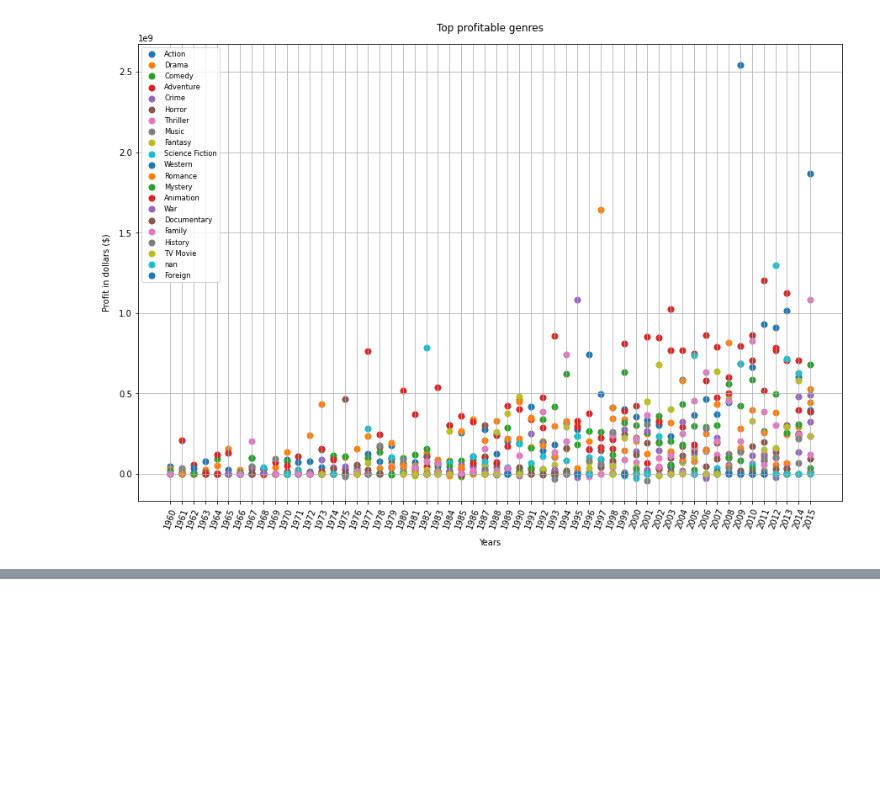
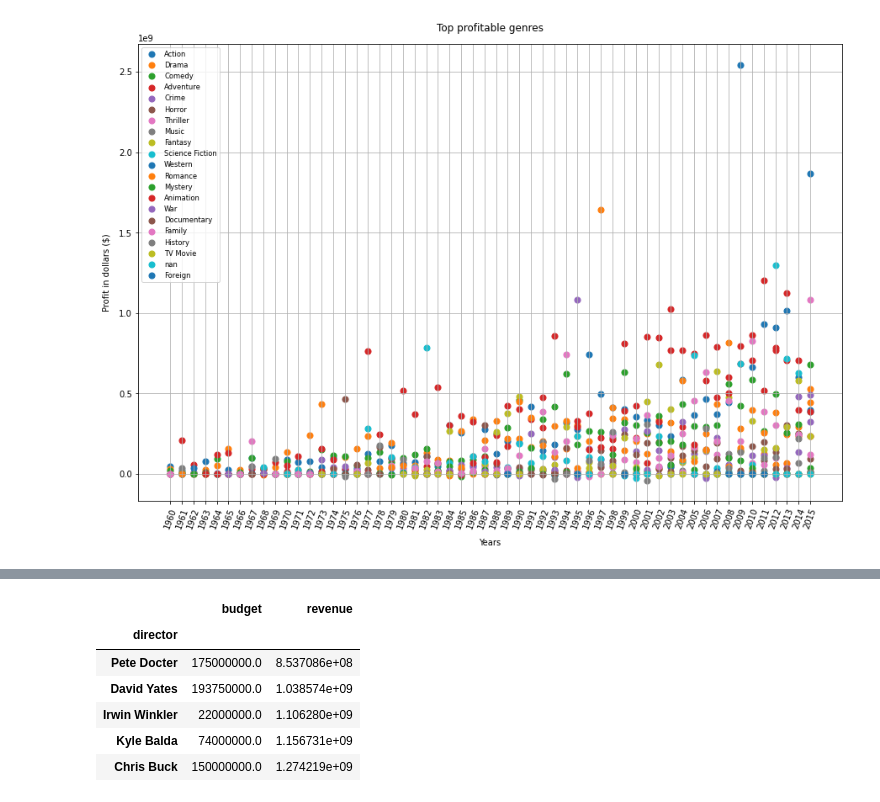
Before and after one commit to Amr-elwetaidy/Investigating-TMDP-Movies-Dataset, a Jupyter notebook: Investigating TMDP-Movies Dataset.ipynb, the cells around one changed output, grey strips where cells are left out. Drawn from its saved outputs; the diff is of its cells as text; code cells hidden in the pictures; blank space fills up the shorter version.

```diff
--- a/Investigating TMDP-Movies Dataset.ipynb
+++ b/Investigating TMDP-Movies Dataset.ipynb
@@ -667,0 +703,10 @@ plt.show()
+# %%
+direcotrs_df.tail(5)
+# %% [output]
+|  | budget | revenue |
+| director |  |  |
+| Pete Docter | 175000000.0 | 8.537086e+08 |
+| David Yates | 193750000.0 | 1.038574e+09 |
+| Irwin Winkler | 22000000.0 | 1.106280e+09 |
+| Kyle Balda | 74000000.0 | 1.156731e+09 |
+| Chris Buck | 150000000.0 | 1.274219e+09 |
```
Also changed, not shown: parts of 15 cells of this notebook.
